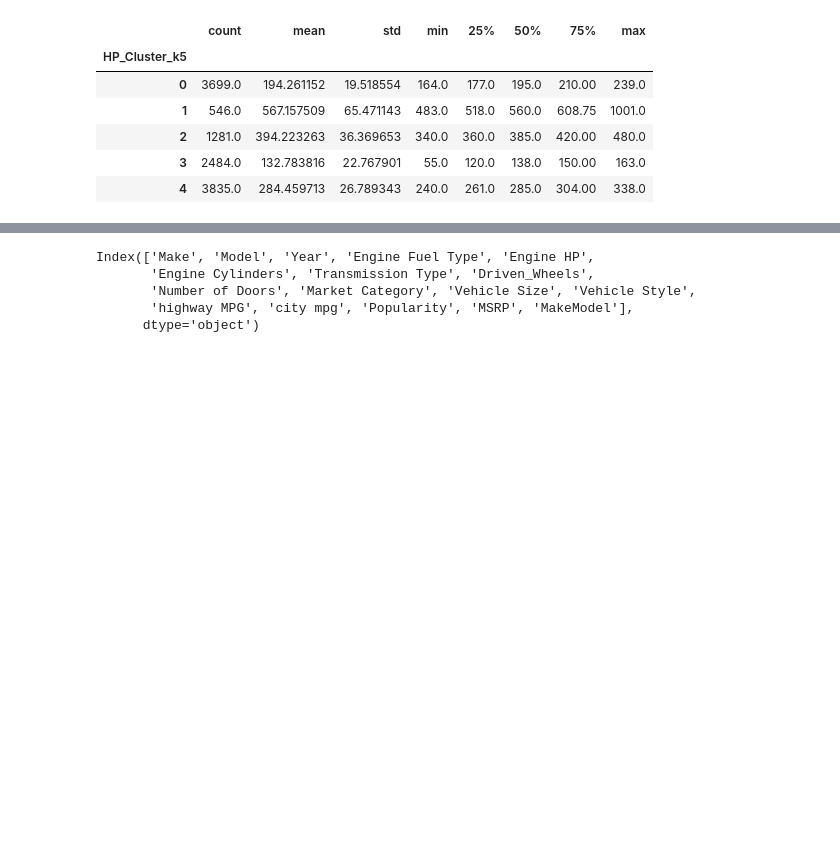
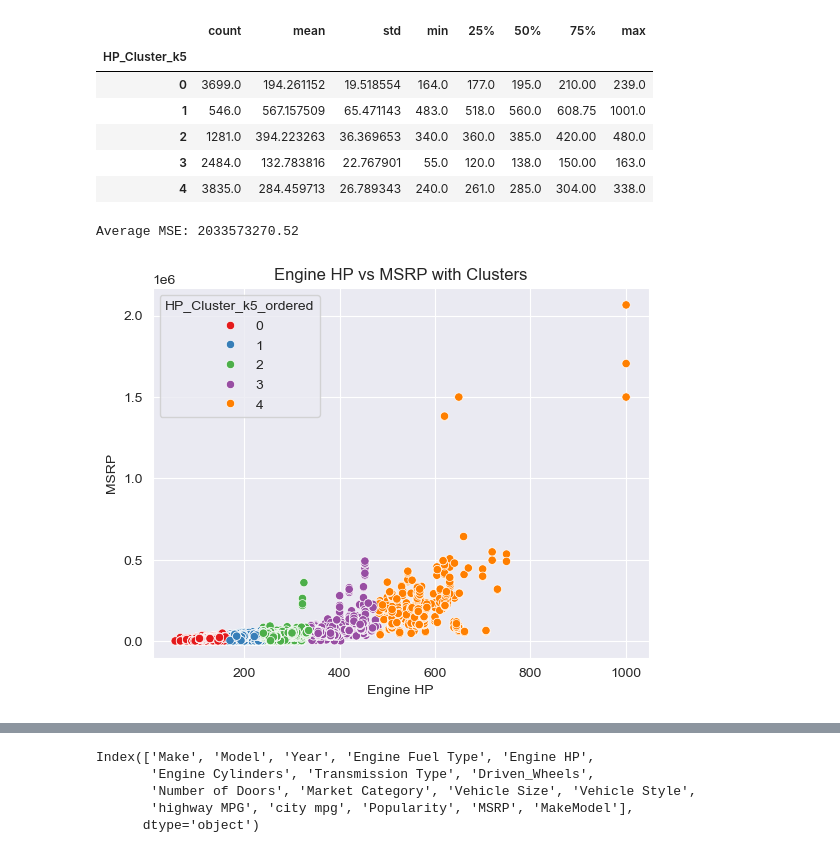
Before and after one commit to MrKimhoff/Python-Car-Price-Prediction, a Jupyter notebook: Python-Used-Car-Price-Prediction.ipynb, the cells around one changed output, grey strips where cells are left out. Cells and saved outputs as stored; diff of their text form; code cells hidden in the pictures; blank space fills up the shorter version.

```diff
--- a/Python-Used-Car-Price-Prediction.ipynb
+++ b/Python-Used-Car-Price-Prediction.ipynb
@@ -365,3 +443,24 @@ kmean_df2.groupby('HP_Cluster_k5')['Engine HP'].describe()
 | 2 | 1281.0 | 394.223263 | 36.369653 | 340.0 | 360.0 | 385.0 | 420.00 | 480.0 |
 | 3 | 2484.0 | 132.783816 | 22.767901 | 55.0 | 120.0 | 138.0 | 150.00 | 163.0 |
 | 4 | 3835.0 | 284.459713 | 26.789343 | 240.0 | 261.0 | 285.0 | 304.00 | 338.0 |
+# %%
+# test predictive power of clusters versus actual Engine HP against used car msrp
+from sklearn.linear_model import LinearRegression
+from sklearn.model_selection import cross_val_score
+
+X = kmean_df2[['Engine HP', 'HP_Cluster_k5']]
+y = kmean_df2['MSRP']  # Assuming 'MSRP' is the target variable
+
+model = LinearRegression()
+scores = cross_val_score(model, X, y, cv=5, scoring='neg_mean_squared_error')
+print(f'Average MSE: {-scores.mean():.2f}')
+# %% [output]
+Average MSE: 2033573270.52
+# %%
+sns.scatterplot(data=kmean_df2, x='Engine HP', y='MSRP', hue='HP_Cluster_k5_ordered', palette='Set1')
+plt.title('Engine HP vs MSRP with Clusters')
+plt.xlabel('Engine HP')
+plt.ylabel('MSRP')
+plt.show()
+# %% [output]
+[figure, added]
```
Also changed, not shown: parts of 10 cells of this notebook, 1 other file.
